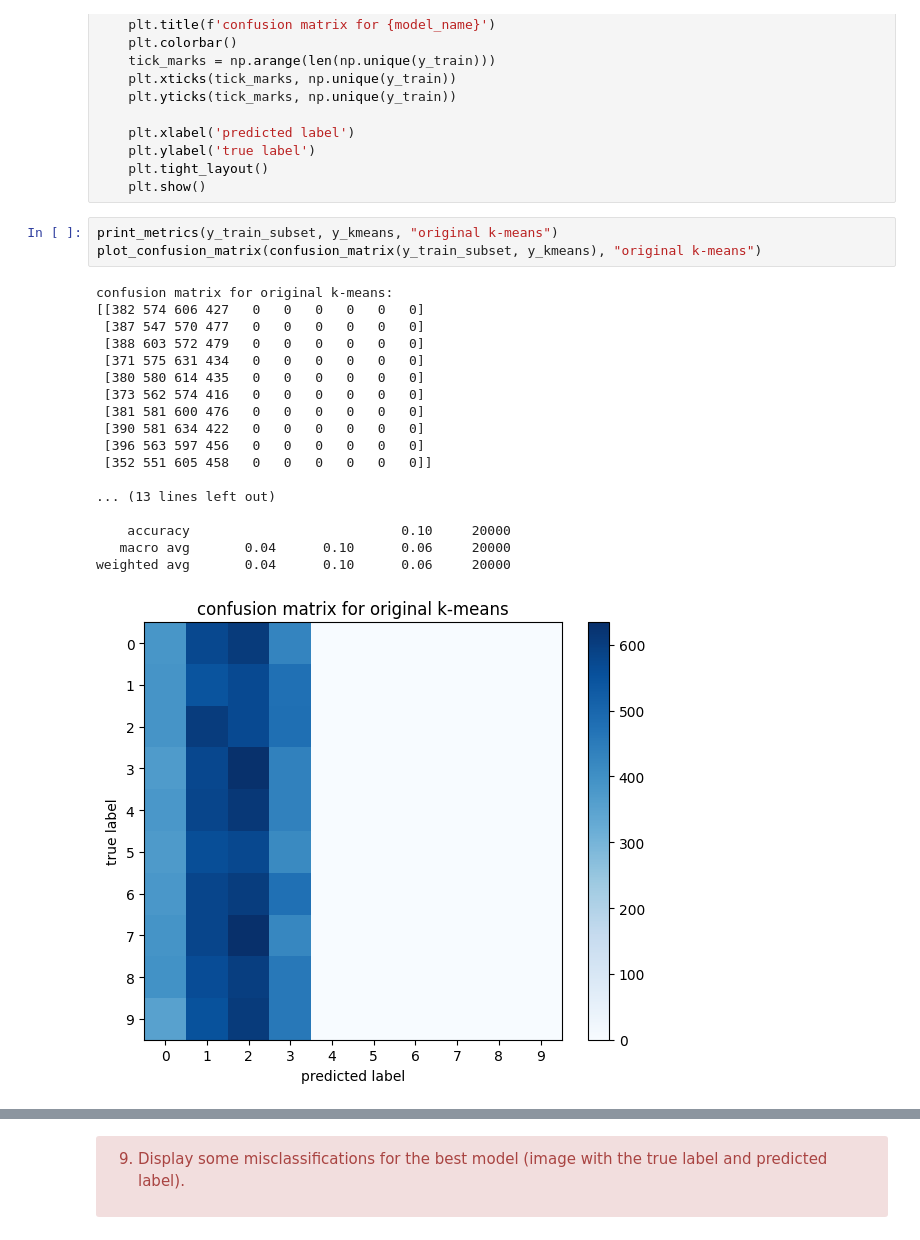
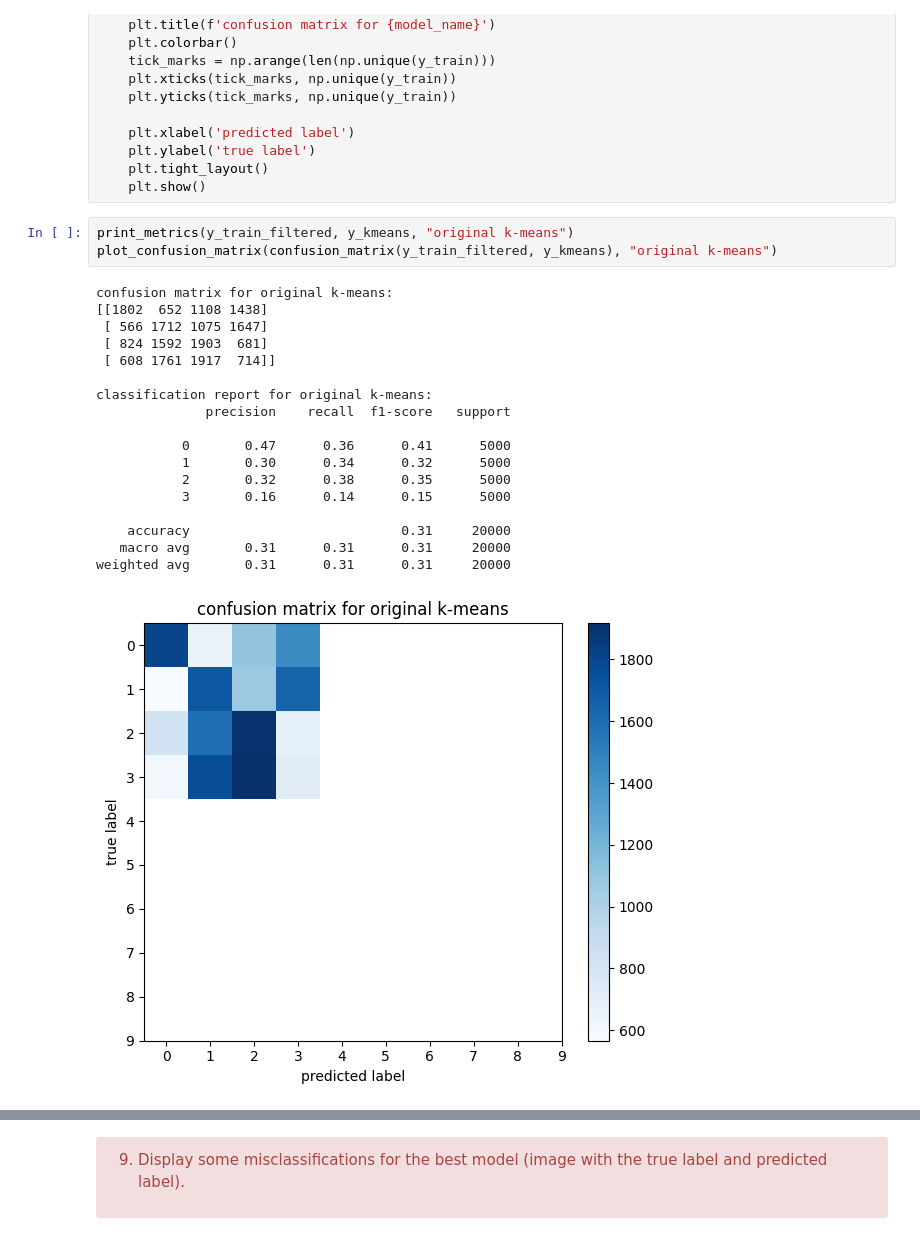
Before and after one commit to amaliahm/machine_learning_tps, a Jupyter notebook: TP5.ipynb, the cells around one changed output, grey strips where cells are left out. Drawn from its saved outputs; the diff is of its cells as text.

```diff
--- a/TP5.ipynb
+++ b/TP5.ipynb
@@ -274,25 +287,25 @@ def plot_confusion_matrix(cm, model_name):
     plt.tight_layout()
     plt.show()
 # %%
-print_metrics(y_train_subset, y_kmeans, "original k-means")
-plot_confusion_matrix(confusion_matrix(y_train_subset, y_kmeans), "original k-means")
+print_metrics(y_train_filtered, y_kmeans, "original k-means")
+plot_confusion_matrix(confusion_matrix(y_train_filtered, y_kmeans), "original k-means")
 # %% [output]
 confusion matrix for original k-means:
-[[382 574 606 427   0   0   0   0   0   0]
- [387 547 570 477   0   0   0   0   0   0]
- [388 603 572 479   0   0   0   0   0   0]
- [371 575 631 434   0   0   0   0   0   0]
- [380 580 614 435   0   0   0   0   0   0]
- [373 562 574 416   0   0   0   0   0   0]
- [381 581 600 476   0   0   0   0   0   0]
- [390 581 634 422   0   0   0   0   0   0]
- [396 563 597 456   0   0   0   0   0   0]
- [352 551 605 458   0   0   0   0   0   0]]
+[[1802  652 1108 1438]
+ [ 566 1712 1075 1647]
+ [ 824 1592 1903  681]
+ [ 608 1761 1917  714]]
 
-... (13 lines left out)
+classification report for original k-means:
+              precision    recall  f1-score   support
 
-    accuracy                           0.10     20000
-   macro avg       0.04      0.10      0.06     20000
-weighted avg       0.04      0.10      0.06     20000
+           0       0.47      0.36      0.41      5000
+           1       0.30      0.34      0.32      5000
+           2       0.32      0.38      0.35      5000
+           3       0.16      0.14      0.15      5000
+
+    accuracy                           0.31     20000
+   macro avg       0.31      0.31      0.31     20000
+weighted avg       0.31      0.31      0.31     20000
-[figure, old version]
+[figure, new version]
 # %%
```
Also changed, not shown: parts of 7 cells of this notebook.
